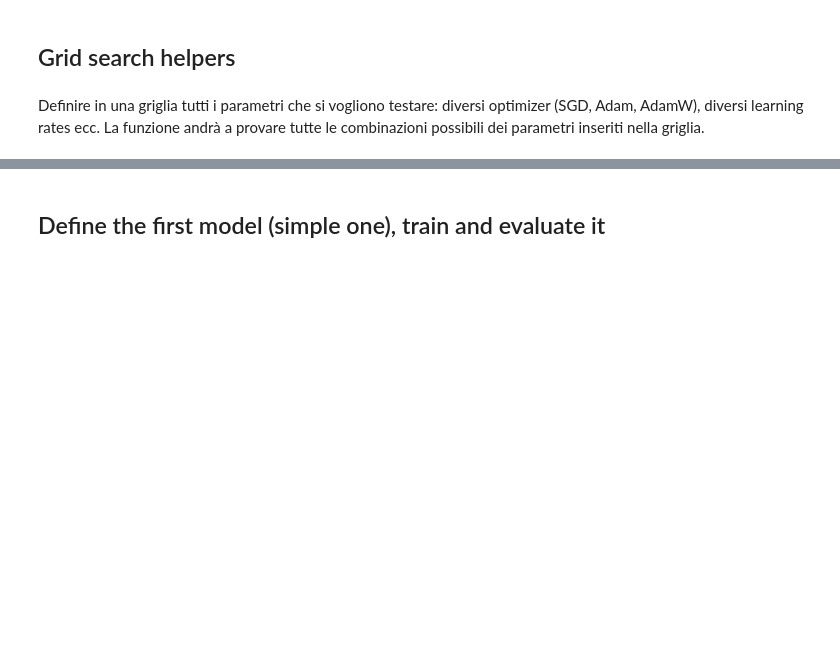
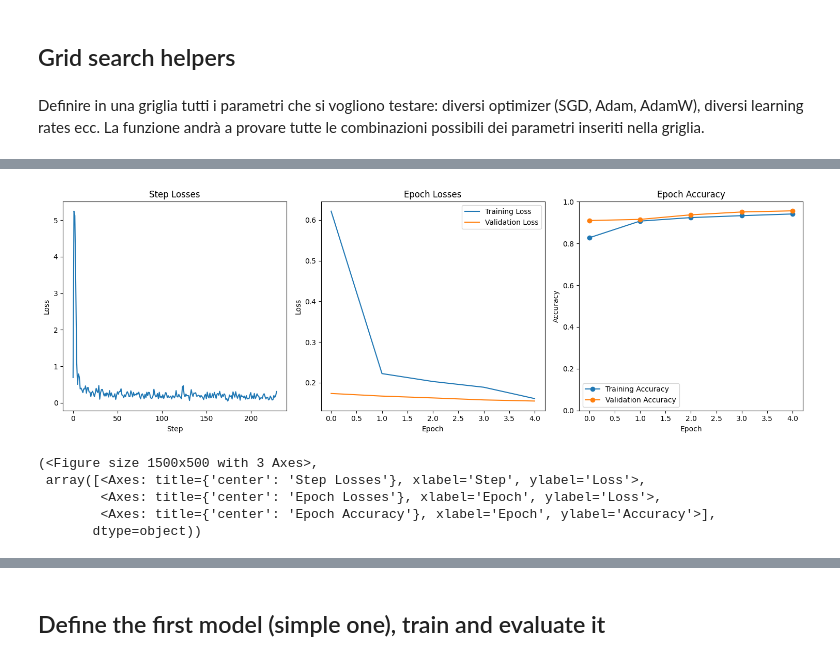
Before and after one commit to filippo-pilutti/DiabeticRetinopathyImageClassification, a Jupyter notebook: DiabeticRetinopathyImageClassification.ipynb, the cells around one changed output, grey strips where cells are left out. Saved outputs shown, nothing was run; the diff lists cells and outputs as text; code cells hidden in the pictures; blank space fills up the shorter version.

```diff
--- a/DiabeticRetinopathyImageClassification.ipynb
+++ b/DiabeticRetinopathyImageClassification.ipynb
@@ -903,6 +919,8 @@ def build_criterion(
         return nn.BCEWithLogitsLoss()
     if name in ("bce", "bceloss"):
         return nn.BCELoss()
+    if name in ("bce_logits"):
+        return nn.BCEWithLogitsLoss()
     if name in ("mse", "mseloss", "l2"):
         return nn.MSELoss()
     if name in ("nll", "nllloss"):
@@ -996,7 +1014,12 @@ def train_model(
             train_iter = enumerate(train_loader)
 
         for _, (images, labels) in train_iter:
-            images, labels = images.to(device), labels.to(device)
+            if criterion_name == "bce_logits":
+                labels = labels.float().to(device)
+            else:
+                labels = labels.to(device)
+
+            images = images.to(device)
 
             optimizer.zero_grad()
             outputs = model(images)
@@ -1008,6 +1031,11 @@ def train_model(
             optimizer.step()
 
             # --- metriche ---
+            is_binary_output = (
+                outputs.dim() == 1 or
+                (outputs.dim() == 2 and outputs.size(1) == 1)
+            )
+
             if model_output_binary:
                 acc = binary_accuracy(outputs, labels)
             else:
@@ -1039,7 +1067,14 @@ def train_model(
             with torch.no_grad():
                 val_iter = tqdm(val_loader, total=len(val_loader), leave=False) if verbose else val_loader
                 for X_val, Y_val in val_iter:
-                    X_val, Y_val = X_val.to(device), Y_val.to(device)
+                    X_val = X_val.to(device)
+
+                    # change labels type if binary loss
+                    if criterion_name == "bce_logits" or criterion_name == "bce":
+                        Y_val = Y_val.float().to(device)
+                    else:
+                        Y_val = Y_val.to(device)
+
                     Y_pred_val = model(X_val)
 
                     if uses_focal_loss:
@@ -1377,0 +1458,4 @@ grid_four_classes = {
+# %%
+model = FMCNNBinary()
+print(model)
+summary(model, input_size=(batch_size, 3, 224, 224))
@@ -1377,0 +1487,13 @@ grid_four_classes = {
+# %%
+history, model = train_model(
+    model = model,
+    train_loader = loader_selected_binary,
+    val_loader = val_loader_binary,
+    criterion_name = "bce_logits",
+    optimizer_name = "adam",
+    num_epochs = 5,
+    device = device,
+    lr=1e-3,
+    scheduler_name="",
+    model_output_binary=True
+)
@@ -1377,0 +1511,9 @@ grid_four_classes = {
+# %%
+plot_history(history = history)
+# %% [output]
+[figure, added]
+(<Figure size 1500x500 with 3 Axes>,
+ array([<Axes: title={'center': 'Step Losses'}, xlabel='Step', ylabel='Loss'>,
+        <Axes: title={'center': 'Epoch Losses'}, xlabel='Epoch', ylabel='Loss'>,
+        <Axes: title={'center': 'Epoch Accuracy'}, xlabel='Epoch', ylabel='Accuracy'>],
+       dtype=object))
```
Also changed, not shown: parts of 16 cells of this notebook.
